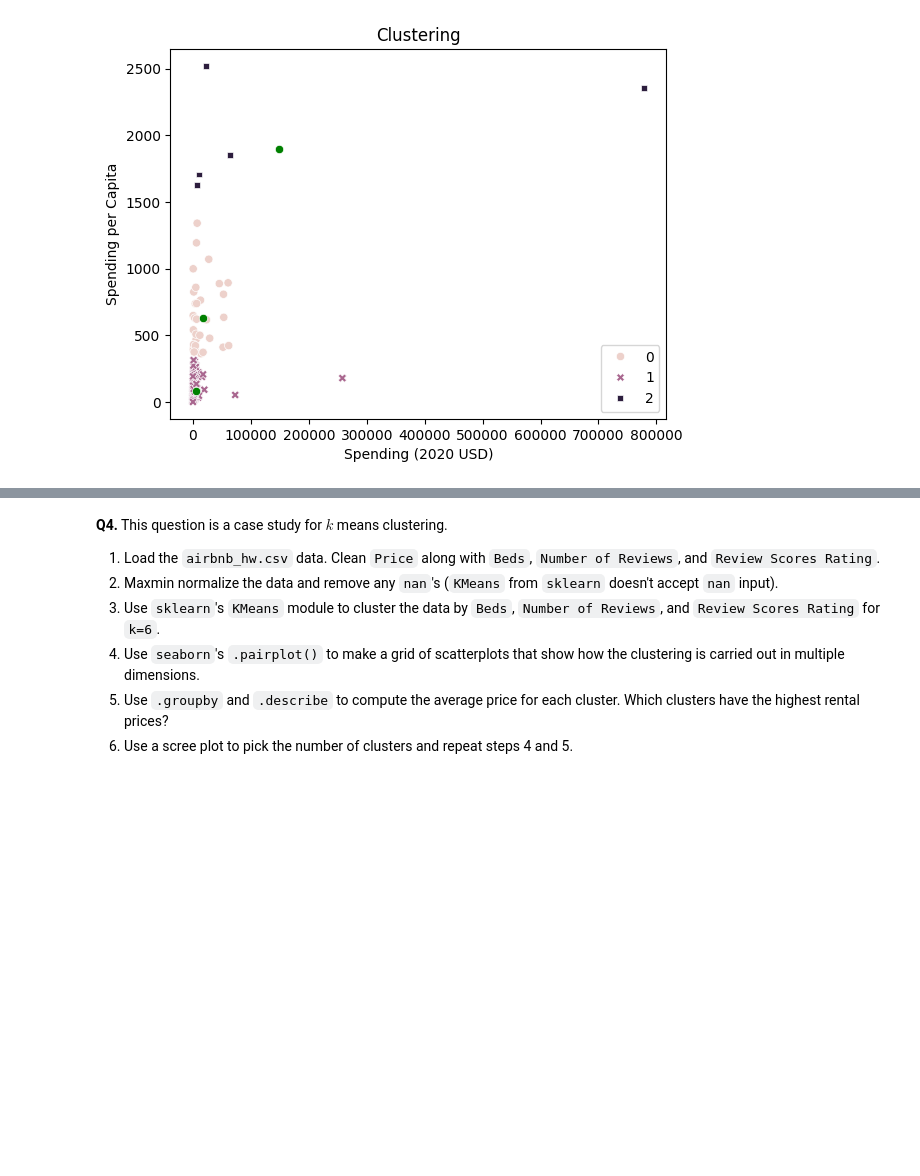
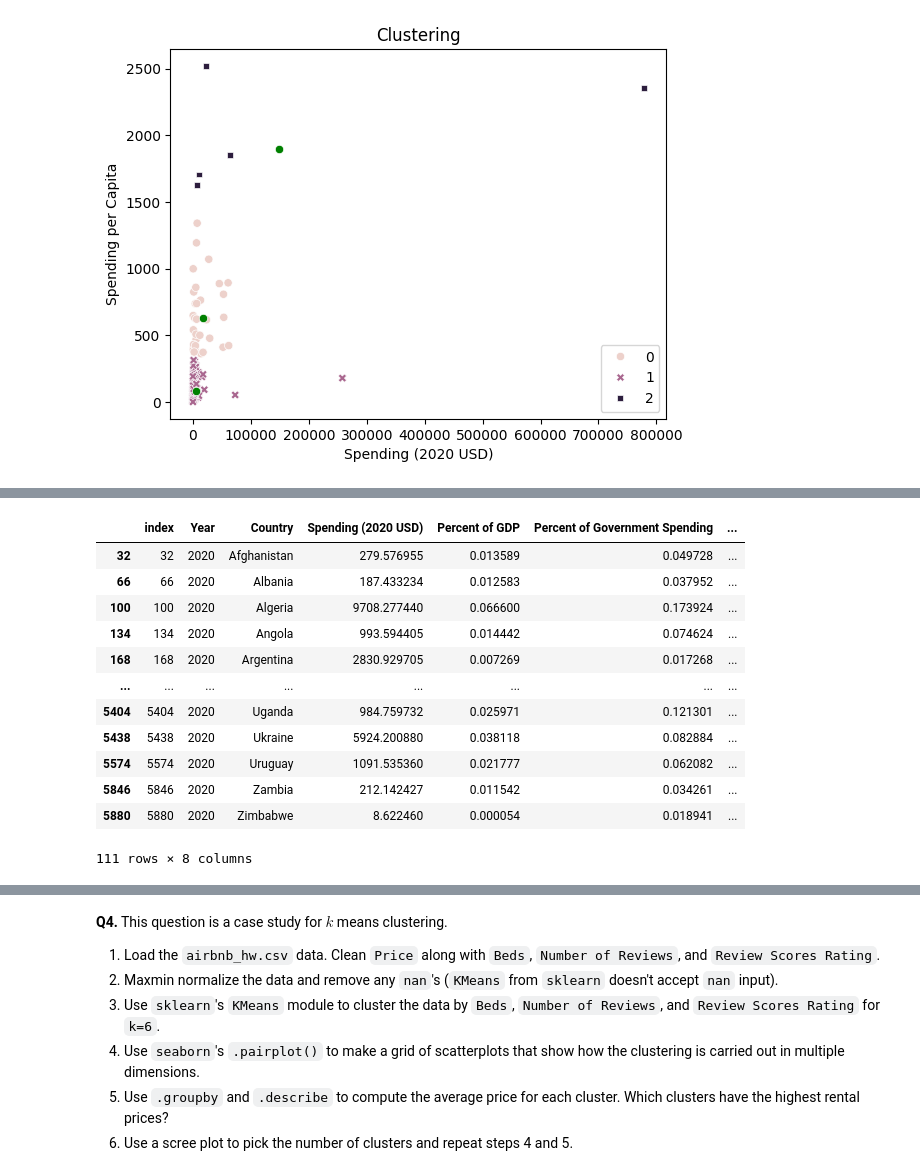
Before and after one commit to Nithil-Suresh/clustering, a Jupyter notebook: assignment/assignment_clustering.ipynb, the cells around one changed output, grey strips where cells are left out. Saved outputs shown, nothing was run; the diff lists cells and outputs as text; code cells hidden in the pictures; blank space fills up the shorter version.

```diff
--- a/assignment/assignment_clustering.ipynb
+++ b/assignment/assignment_clustering.ipynb
@@ -281,0 +319,16 @@ sns.scatterplot( x=centroid_x_1, y=centroid_x_2, color='green')
+# %%
+df_2020[df_2020['g_hat'] == 1]
+# %% [output]
+|  | index | Year | Country | Spending (2020 USD) | Percent of GDP | Percent of Government Spending | ... |
+| 32 | 32 | 2020 | Afghanistan | 279.576955 | 0.013589 | 0.049728 | ... |
+| 66 | 66 | 2020 | Albania | 187.433234 | 0.012583 | 0.037952 | ... |
+| 100 | 100 | 2020 | Algeria | 9708.277440 | 0.066600 | 0.173924 | ... |
+| 134 | 134 | 2020 | Angola | 993.594405 | 0.014442 | 0.074624 | ... |
+| 168 | 168 | 2020 | Argentina | 2830.929705 | 0.007269 | 0.017268 | ... |
+| ... | ... | ... | ... | ... | ... | ... | ... |
+| 5404 | 5404 | 2020 | Uganda | 984.759732 | 0.025971 | 0.121301 | ... |
+| 5438 | 5438 | 2020 | Ukraine | 5924.200880 | 0.038118 | 0.082884 | ... |
+| 5574 | 5574 | 2020 | Uruguay | 1091.535360 | 0.021777 | 0.062082 | ... |
+| 5846 | 5846 | 2020 | Zambia | 212.142427 | 0.011542 | 0.034261 | ... |
+| 5880 | 5880 | 2020 | Zimbabwe | 8.622460 | 0.000054 | 0.018941 | ... |
+111 rows × 8 columns
```
Also changed, not shown: parts of 6 cells of this notebook.
